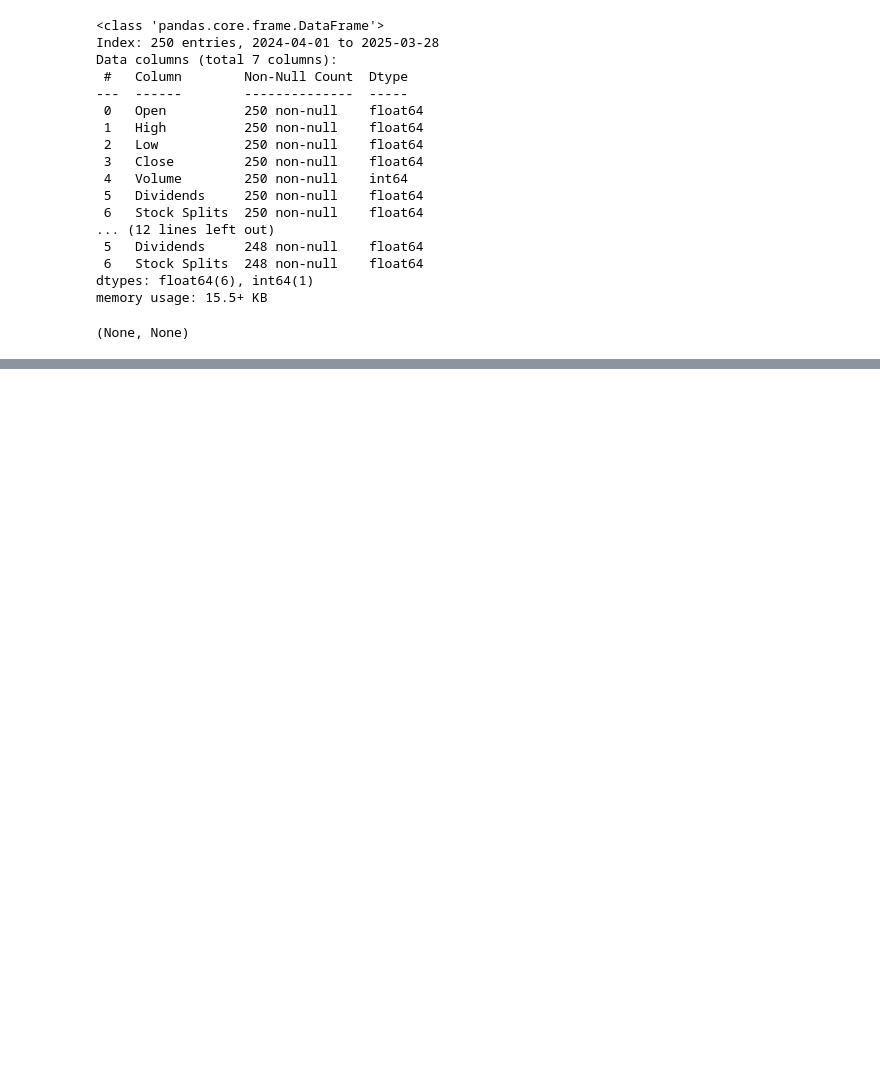
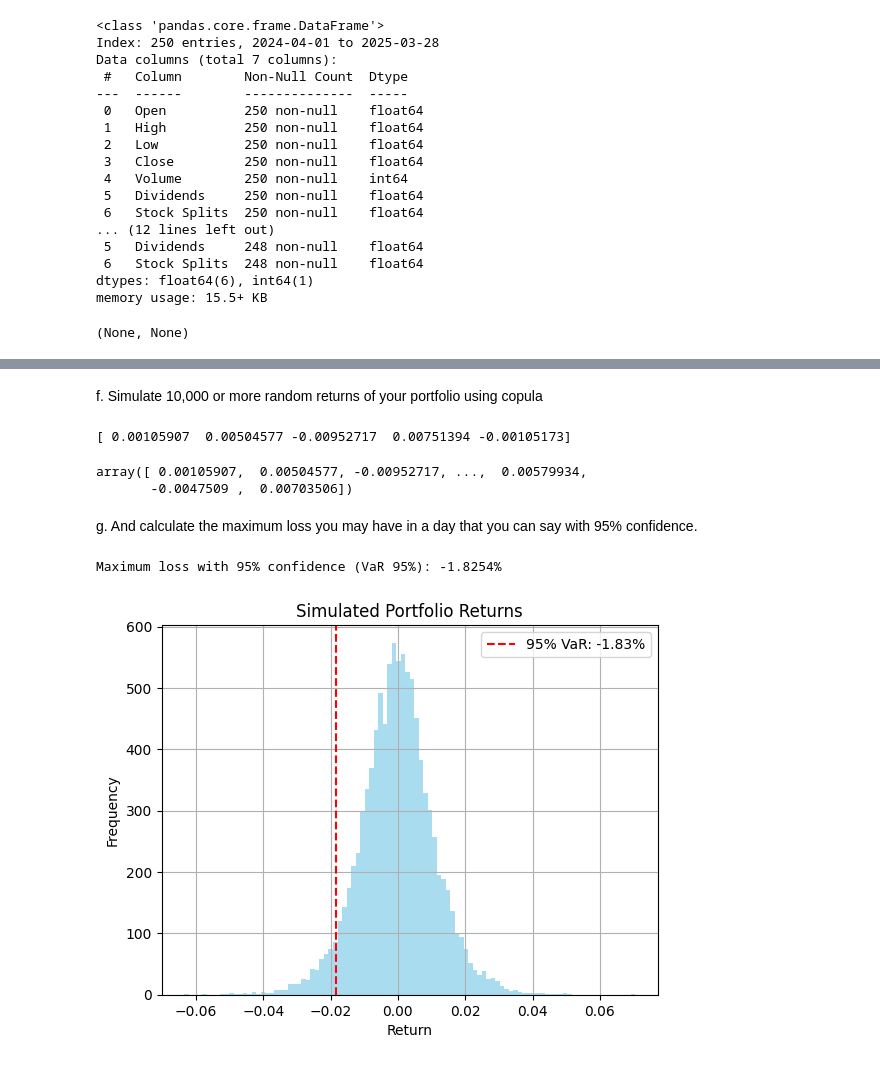
Before and after one commit to msiddhesh/MDS202347_assignment1_Siddhesh_Maheshwari, a Jupyter notebook: MDS202347_assignment1_Siddhesh_Maheshwari.ipynb, the cells around one changed output, grey strips where cells are left out. Saved outputs shown, nothing was run; the diff lists cells and outputs as text; code cells hidden in the pictures; blank space fills up the shorter version.

```diff
--- a/MDS202347_assignment1_Siddhesh_Maheshwari.ipynb
+++ b/MDS202347_assignment1_Siddhesh_Maheshwari.ipynb
@@ -297,0 +546,43 @@ ril.head()
+# %% [markdown]
+f. Simulate 10,000 or more random returns of your portfolio using copula
+# %%
+# Generate 10,000 copula samples
+simulated_u = cop.random(10000)
+
+# Transform the samples back using the inverse CDF for the fitted distributions
+infy_sim = gennorm.ppf(simulated_u[:, 0], *infy_params)  # Use Generalized Gaussian parameters for INFY
+ril_sim = gennorm.ppf(simulated_u[:, 1], *ril_params)    # Use Generalized Gaussian parameters for RIL
+
+# Simulated portfolio returns (average of both)
+portfolio_sim = (infy_sim + ril_sim) / 2
+
+# Preview the first 5 simulated returns
+print(portfolio_sim[:5])  # Display the first 5 simulated portfolio returns
+# %% [output]
+[ 0.00105907  0.00504577 -0.00952717  0.00751394 -0.00105173]
+# %%
+portfolio_sim
+# %% [output]
+array([ 0.00105907,  0.00504577, -0.00952717, ...,  0.00579934,
+       -0.0047509 ,  0.00703506])
+# %% [markdown]
+g. And calculate the maximum loss you may have in a day that you can say with 95% confidence.
+# %%
+# Calculate 95% Value at Risk (VaR) from the simulated portfolio returns
+VaR_95 = np.percentile(portfolio_sim, 5)
+
+print(f"Maximum loss with 95% confidence (VaR 95%): {VaR_95:.4%}")
+# %% [output]
+Maximum loss with 95% confidence (VaR 95%): -1.8254%
+# %%
+# Plot histogram of simulated portfolio returns
+plt.hist(portfolio_sim, bins=100, alpha=0.7, color='skyblue')
+plt.axvline(VaR_95, color='red', linestyle='dashed', label=f'95% VaR: {VaR_95:.2%}')
+plt.title('Simulated Portfolio Returns')
+plt.xlabel('Return')
+plt.ylabel('Frequency')
+plt.legend()
+plt.grid(True)
+plt.show()
+# %% [output]
+[figure, added]
```
Also changed, not shown: parts of 25 cells of this notebook.
